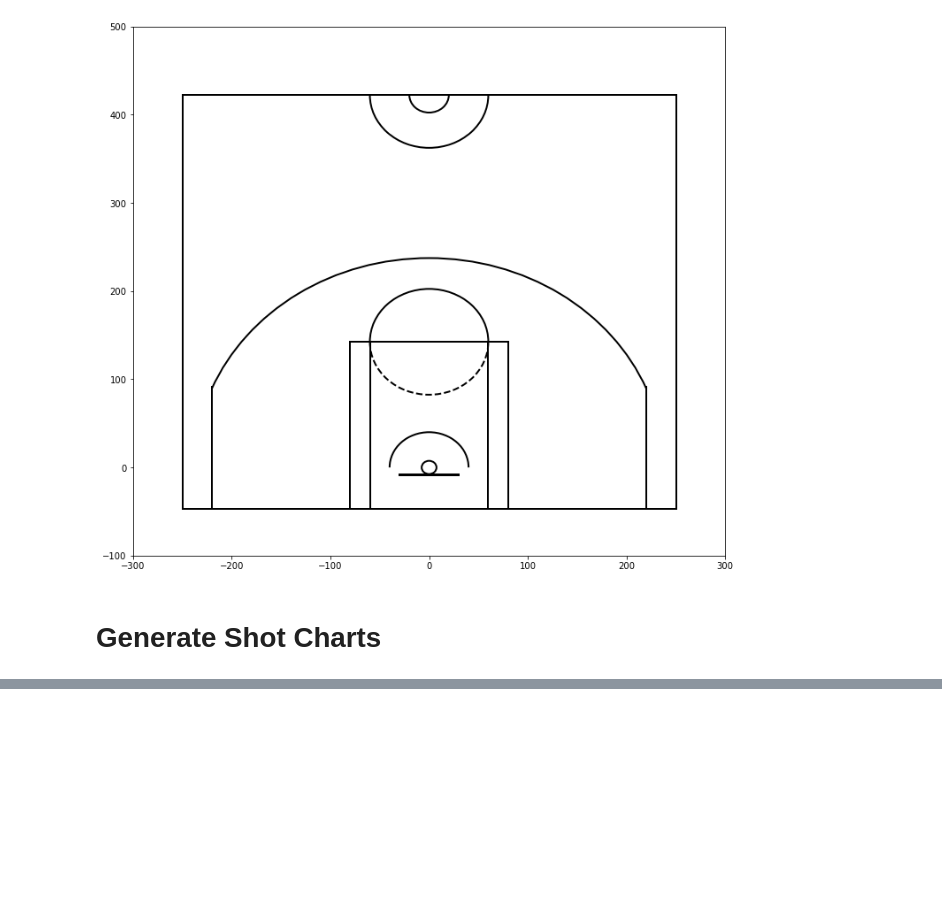
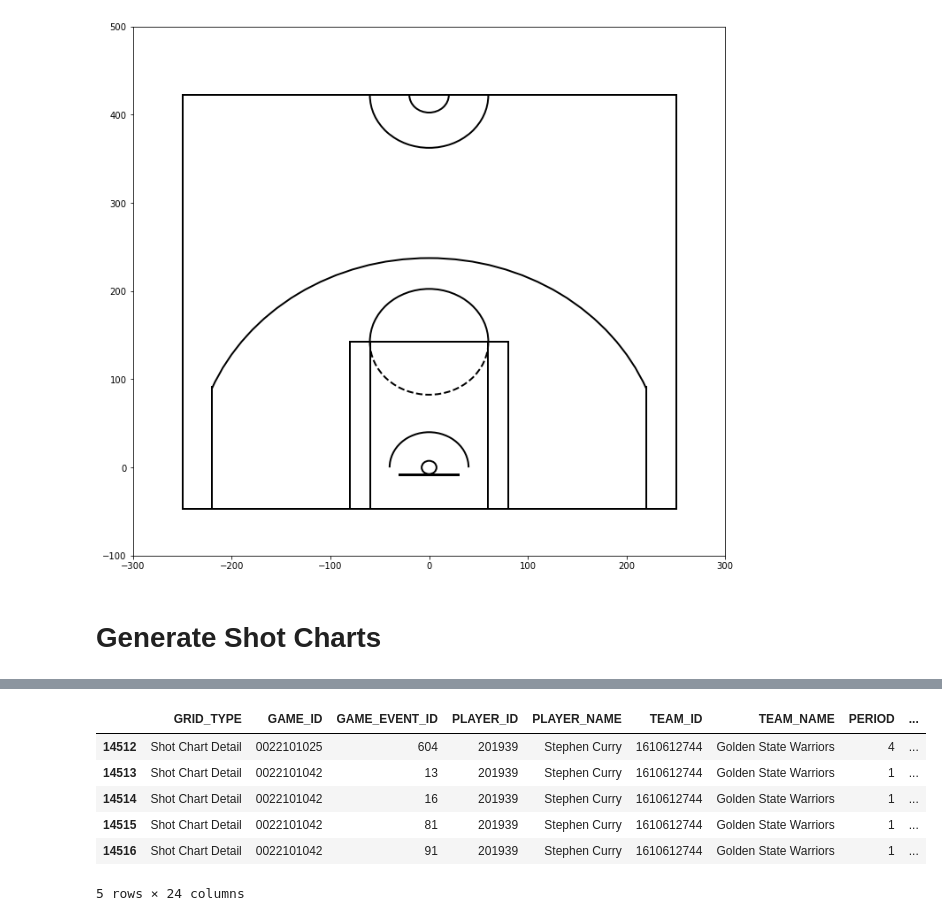
Before and after one commit to aclao89/NBA_ShotChart, a Jupyter notebook: Shot Chart Creation.ipynb, the cells around one changed output, grey strips where cells are left out. Cells and saved outputs as stored; diff of their text form; code cells hidden in the pictures; blank space fills up the shorter version.

```diff
--- a/Shot Chart Creation.ipynb
+++ b/Shot Chart Creation.ipynb
@@ -311,0 +334,12 @@ plt.show()
+# %%
+# Convert the data type of column 'Date' from string (YYYY/MM/DD) to datetime64
+shot_df_curry["GAME_DATE"] =  pd.to_datetime(shot_df_curry["GAME_DATE"], format="%Y/%m/%d")
+shot_df_curry.tail()
+# %% [output]
+|  | GRID_TYPE | GAME_ID | GAME_EVENT_ID | PLAYER_ID | PLAYER_NAME | TEAM_ID | TEAM_NAME | PERIOD | ... |
+| 14512 | Shot Chart Detail | 0022101025 | 604 | 201939 | Stephen Curry | 1610612744 | Golden State Warriors | 4 | ... |
+| 14513 | Shot Chart Detail | 0022101042 | 13 | 201939 | Stephen Curry | 1610612744 | Golden State Warriors | 1 | ... |
+| 14514 | Shot Chart Detail | 0022101042 | 16 | 201939 | Stephen Curry | 1610612744 | Golden State Warriors | 1 | ... |
+| 14515 | Shot Chart Detail | 0022101042 | 81 | 201939 | Stephen Curry | 1610612744 | Golden State Warriors | 1 | ... |
+| 14516 | Shot Chart Detail | 0022101042 | 91 | 201939 | Stephen Curry | 1610612744 | Golden State Warriors | 1 | ... |
+5 rows × 24 columns
```
Also changed, not shown: parts of 8 cells of this notebook.
